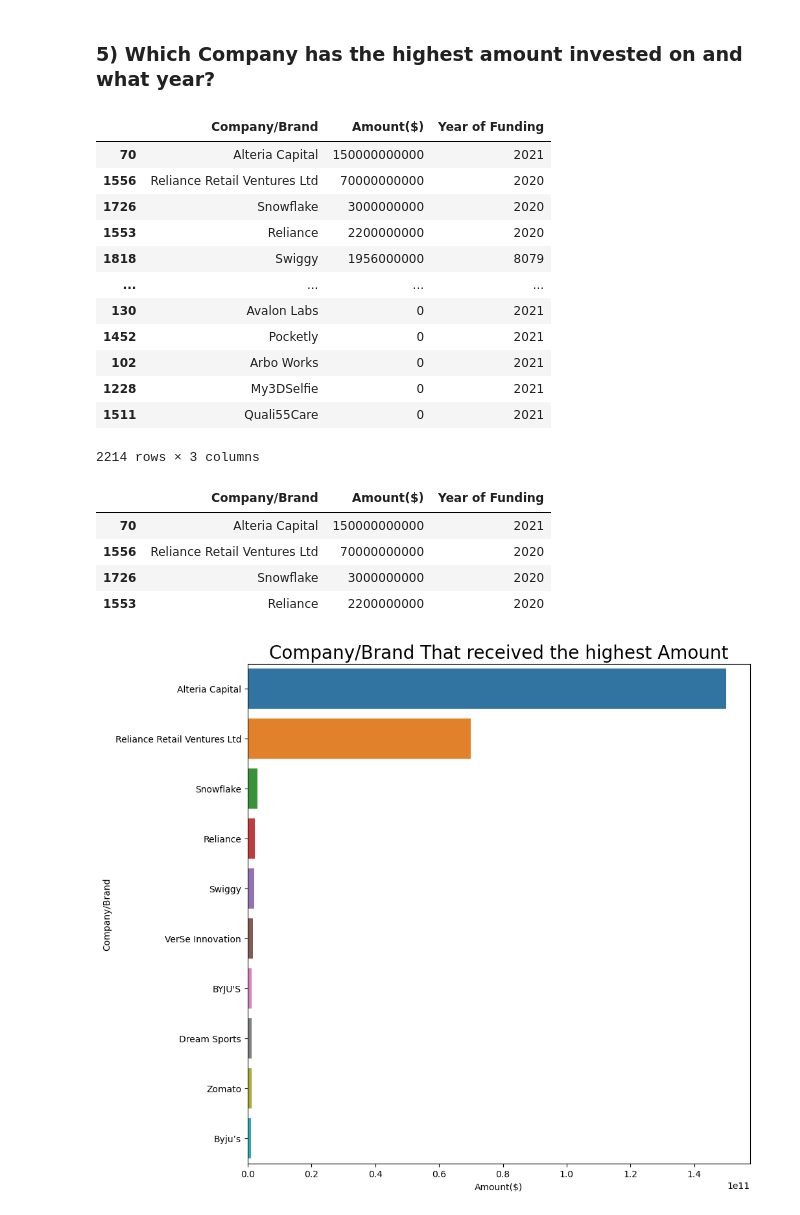
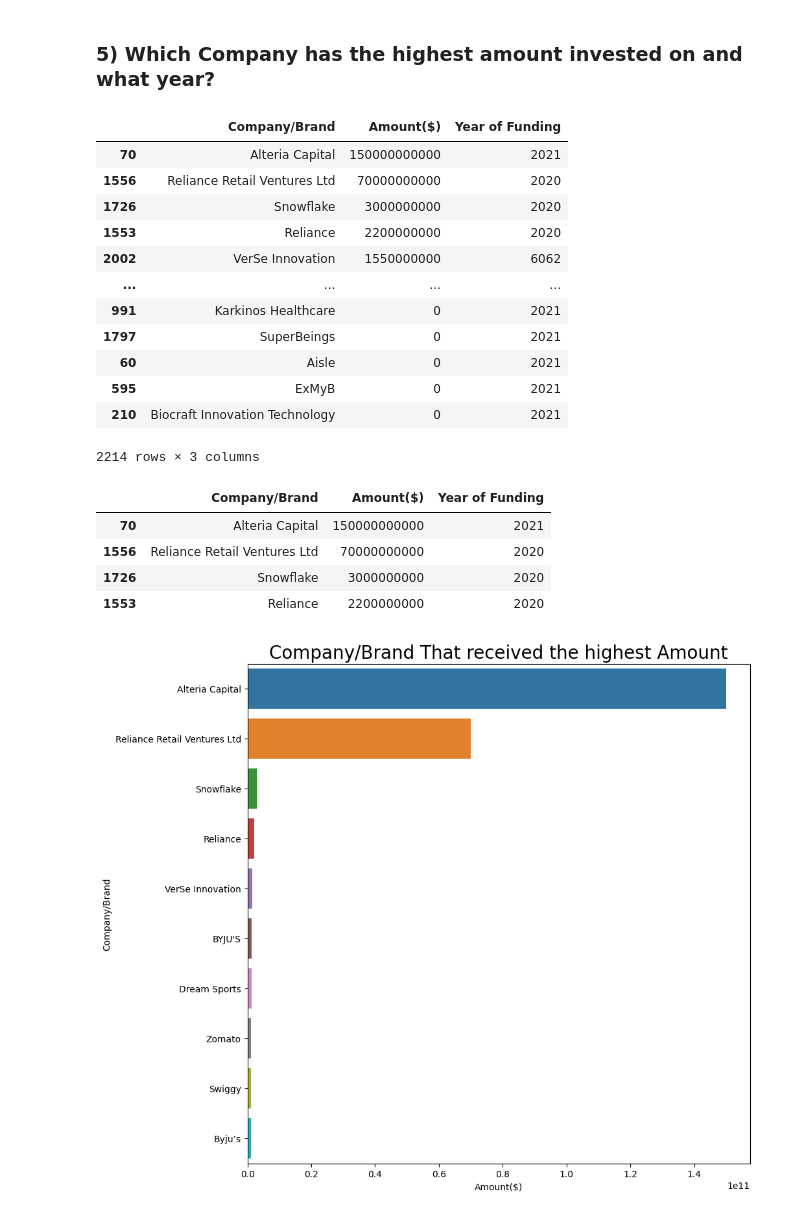
Before and after one commit to oseiyawsarfo/Career_Accelerator_LP1-Data_Analysis, a Jupyter notebook: India Startup Funding/DATA_ANALYSIS_ PROJECT_LP1.ipynb, the cells around one changed output. Drawn from its saved outputs; the diff is of its cells as text; code cells hidden in the pictures.

```diff
--- a/India Startup Funding/DATA_ANALYSIS_ PROJECT_LP1.ipynb
+++ b/India Startup Funding/DATA_ANALYSIS_ PROJECT_LP1.ipynb
@@ -1894,7 +1878,8 @@ cleaned_new_data
 # %%
 # DROPPING FOUNDERS AND INVESTORS COLUMNS
 
-#cleaned_new_data.drop('Founders', axis = 1, inplace = True)
+cleaned_new_data.drop('Founders', axis = 1, inplace = True)
+
 
 cleaned_new_data
 # %% [output]
@@ -2223,24 +2216,29 @@ Hqters_with_highest_amount.to_csv(file_name)
 # %% [markdown]
 ### 5) Which Company has the highest amount invested on and what year?
 # %%
-comp_with_most_amt_invested_with_year = cleaned_new_data.groupby('Company/Brand')['Amount($)','Year of Funding'].sum().reset_index()
+#comp_with_most_amt_invested_with_year = cleaned_new_data.groupby('Company/Brand')['Amount($)', 'Year of Funding'].sum().reset_index()
 
-Coy_with_most_amt_invested_with_year = comp_with_most_amt_invested_with_year.sort_values(by="Amount($)", ascending= False)
+#Coy_with_most_amt_invested_with_year = comp_with_most_amt_invested_with_year.sort_values(by="Amount($)", ascending= False)
 
+#Coy_with_most_amt_invested_with_year
+
+
+comp_with_most_amt_invested_with_year = cleaned_new_data.groupby('Company/Brand')[['Amount($)', 'Year of Funding']].sum().reset_index()
+Coy_with_most_amt_invested_with_year = comp_with_most_amt_invested_with_year.sort_values(by="Amount($)", ascending=False)
 Coy_with_most_amt_invested_with_year
 # %% [output]
 |  | Company/Brand | Amount($) | Year of Funding |
 | 70 | Alteria Capital | 150000000000 | 2021 |
 | 1556 | Reliance Retail Ventures Ltd | 70000000000 | 2020 |
 | 1726 | Snowflake | 3000000000 | 2020 |
 | 1553 | Reliance | 2200000000 | 2020 |
-| 1818 | Swiggy | 1956000000 | 8079 |
+| 2002 | VerSe Innovation | 1550000000 | 6062 |
 | ... | ... | ... | ... |
-| 130 | Avalon Labs | 0 | 2021 |
-| 1452 | Pocketly | 0 | 2021 |
-| 102 | Arbo Works | 0 | 2021 |
-| 1228 | My3DSelfie | 0 | 2021 |
-| 1511 | Quali55Care | 0 | 2021 |
+| 991 | Karkinos Healthcare | 0 | 2021 |
+| 1797 | SuperBeings | 0 | 2021 |
+| 60 | Aisle | 0 | 2021 |
+| 595 | ExMyB | 0 | 2021 |
+| 210 | Biocraft Innovation Technology | 0 | 2021 |
 2214 rows × 3 columns
 # %%
 Coy_with_most_amt_invested_with_year.head(4)
@@ -2263,7 +2261,7 @@ plt.xlabel('Amount($)')
 
 plt.show()
 # %% [output]
-[figure, old version]
+[figure, new version]
 # %%
 file_name = "Coy_with_most_amt_invested_with_year.csv"
 
```
Also changed, not shown: parts of 73 cells of this notebook, 1 other file.
